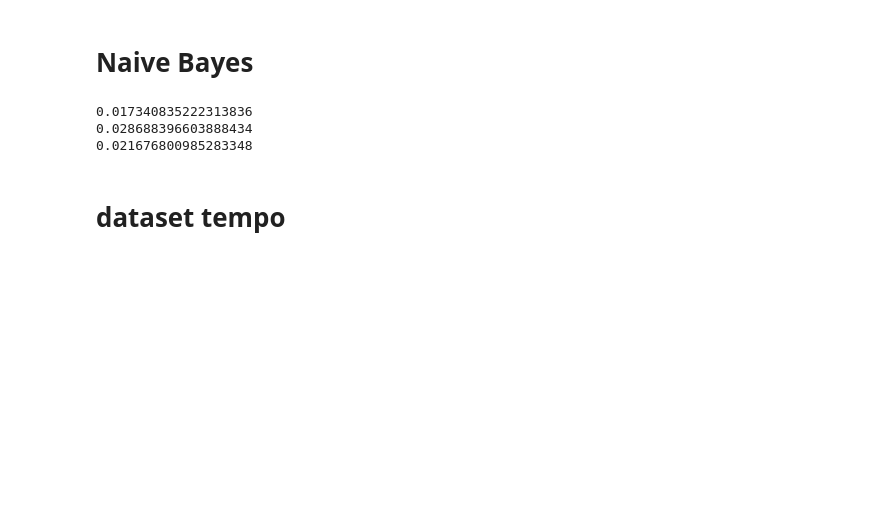
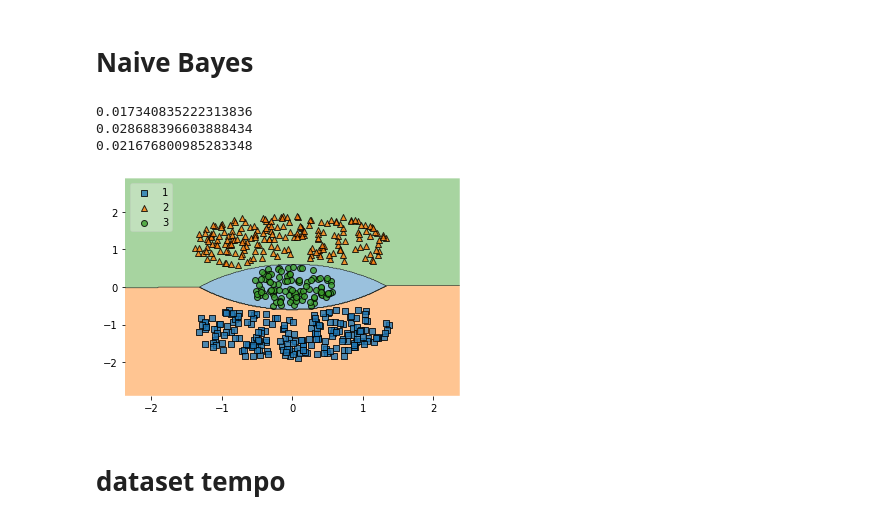
Before and after one commit to mtarcinalli/bayes, a Jupyter notebook: 01_bayes.ipynb, the cells around one changed output. Saved outputs shown, nothing was run; the diff lists cells and outputs as text; code cells hidden in the pictures; blank space fills up the shorter version.

```diff
--- a/01_bayes.ipynb
+++ b/01_bayes.ipynb
@@ -6,18 +6,22 @@ import random
 import warnings
 warnings.filterwarnings('ignore')
 # %%
-def carregar(arquivo, delimiter=';', header=True):
+def carregar(arquivo, delimiter=';', quoteChar='"', ignoraLinha1=True, ignoraColuna1=False):
     data = []
     with open(arquivo) as csv_file:
-        csv_reader = csv.reader(csv_file, delimiter=delimiter)
-        if header:
+        #reader = csv.reader(file, quoting=csv.QUOTE_NONNUMERIC)
+        csv_reader = csv.reader(csv_file, delimiter=delimiter, quoting=csv.QUOTE_NONNUMERIC)
+        if ignoraLinha1:
             count = 0
         else:
             count = 1
         for row in csv_reader:
             if count != 0 :
                 if row:
-                    data.append(tuple(row))
+                    if ignoraColuna1:
+                        data.append(tuple(row[1:]))
+                    else:
+                        data.append(tuple(row))
             count += 1
     return(data)
 # %%
@@ -136,0 +283,8 @@ def verificar(probdata, tupla, debug=False):
+# %%
+cassini = Classificador()
+cassini.carregar('data/cassini500.csv', delimiter=',', ignoraColuna1=True)
+cassini.dados
+cassini.treinar()
+cassini.graficoFronteira()
+# %% [output]
+[figure, added]
```
Also changed, not shown: parts of 103 cells of this notebook.
